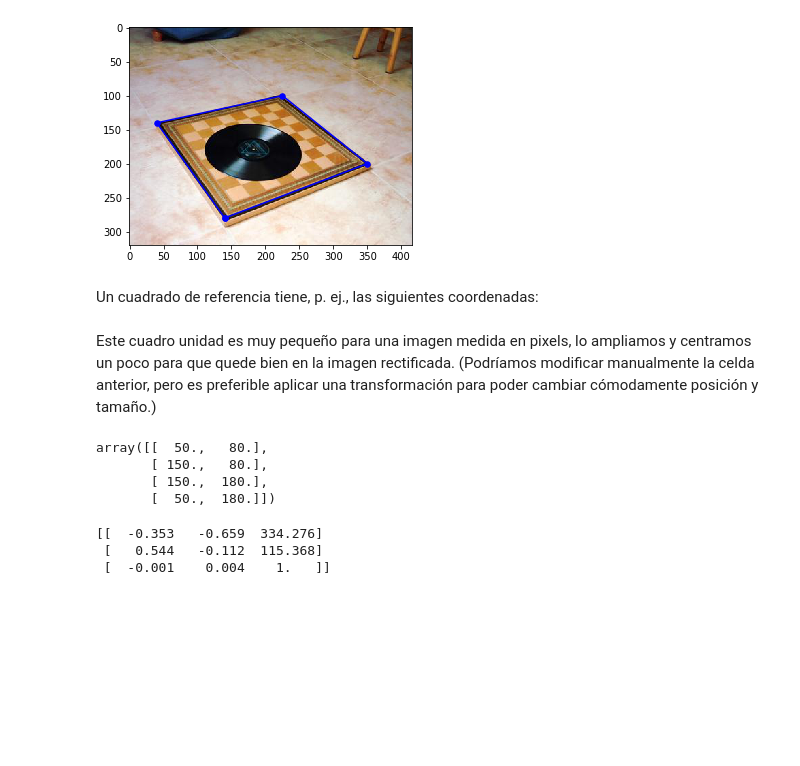
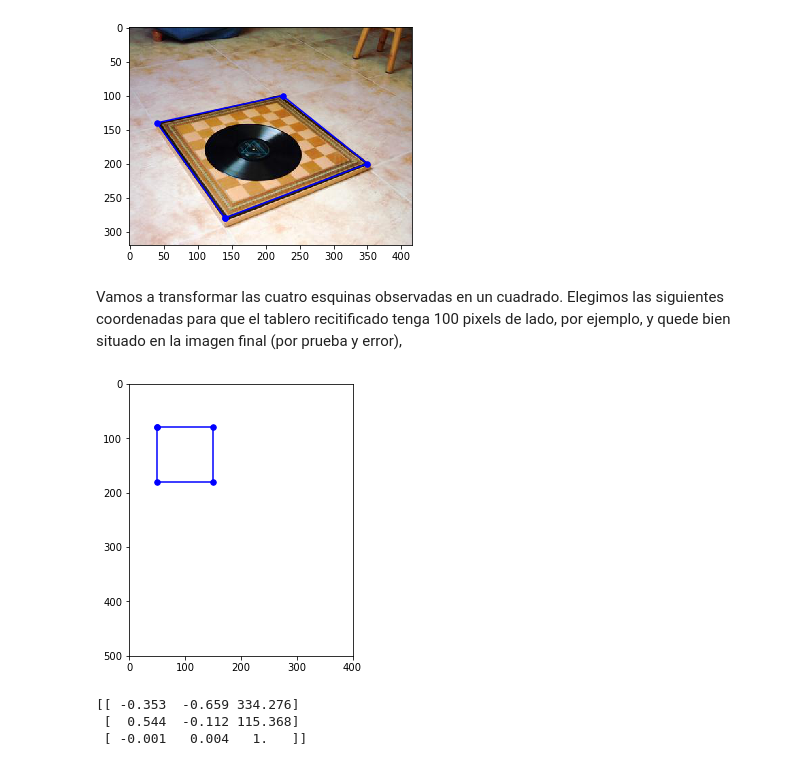
Before and after one commit to albertoruiz/umucv, a Jupyter notebook: notebooks/transf2D.ipynb, the cells around one changed output. Drawn from its saved outputs; the diff is of its cells as text; code cells hidden in the pictures; blank space fills up the shorter version.

```diff
--- a/notebooks/transf2D.ipynb
+++ b/notebooks/transf2D.ipynb
@@ -383,4 +369,2 @@ shcont(view)
 # %% [output]
 [figure]
-# %% [markdown]
-Un cuadrado de referencia tiene, p. ej., las siguientes coordenadas:
@@ -389,11 +371,13 @@ square = np.array([[0,0],[1,0],[1,1],[0,1]])
-# %% [markdown]
-Este cuadro unidad es muy pequeño para una imagen medida en pixels, lo ampliamos y centramos un poco para que quede bien en la imagen rectificada. (Podríamos modificar manualmente la celda anterior, pero es preferible aplicar una transformación para poder cambiar cómodamente posición y tamaño.)
-# %%
-dst = htrans(desp(vec(50,80)) @ scale((100,100)), square)
-dst
-# %% [output]
-array([[  50.,   80.],
-       [ 150.,   80.],
-       [ 150.,  180.],
-       [  50.,  180.]])
+# %% [markdown]
+Vamos a transformar las cuatro esquinas observadas en un cuadrado. Elegimos las siguientes coordenadas para que el tablero recitificado tenga 100 pixels de lado, por ejemplo, y quede bien situado en la imagen final (por prueba y error),
+# %%
+real = np.array([
+    [  50.,   80.],
+    [ 150.,   80.],
+    [ 150.,  180.],
+    [  50.,  180.]])
+
+fig(4,5); shcont(real); plt.axis([0,400,500,0]);
+# %% [output]
+[figure, added]
 # %%
```
Also changed, not shown: parts of 44 cells of this notebook, 4 other files.
